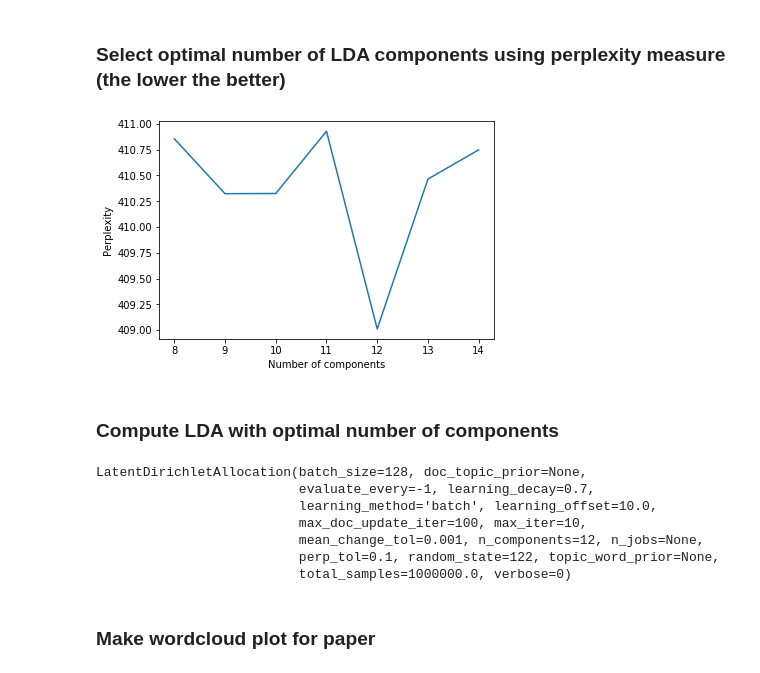
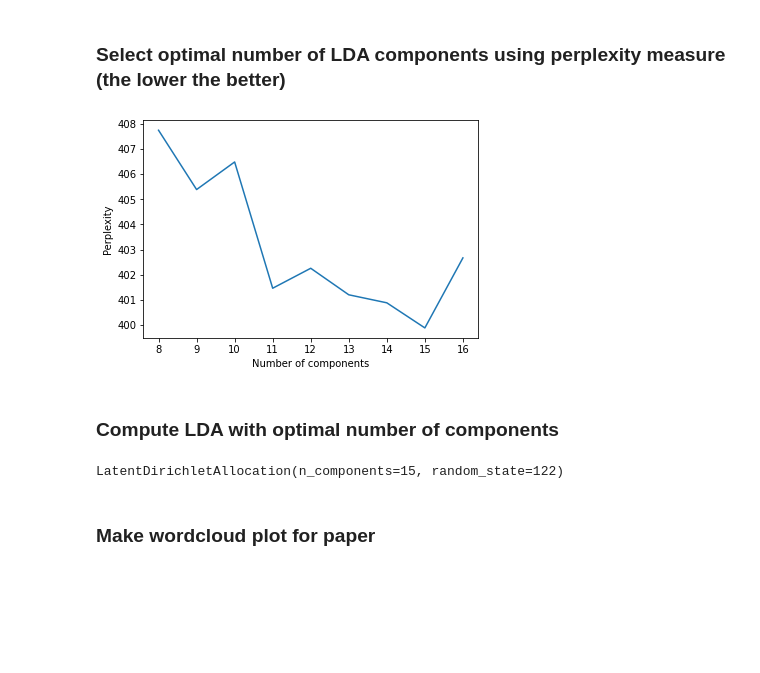
Before and after one commit to templateflow/topic-analysis, a Jupyter notebook: NeuroimagingCorpus_Plots.ipynb, the cells around one changed output. Saved outputs shown, nothing was run; the diff lists cells and outputs as text; code cells hidden in the pictures; blank space fills up the shorter version.

Commit message:
enh: cleanup code, add stop words, combine cloud and dominance

```diff
--- a/NeuroimagingCorpus_Plots.ipynb
+++ b/NeuroimagingCorpus_Plots.ipynb
@@ -55,7 +55,7 @@ the parameter estimated during segmentation were then used to normalize the func
 ### Define stop words
 # %%
 stop_words = stopwords.words('english') #nlkt defined stopwords
-additional_stop_words=['http','ac','co','uk','www','ca','de','et','al','ion','fil','cam','wa'] #additional stopwords
+additional_stop_words=['http','ac','co','uk','www','ca','de','et','al','ion','fil','cam','wa', 'use', 'using', 'used', 'non', 'onto', 'fig', 'figure', 'supplementary', 'given', 'see', 'ant', 'ic', 'ba', 'based', 'included', 'fa'] #additional stopwords
 stop_words.extend(additional_stop_words)
 print(stop_words)
 # %% [output]
@@ -96,24 +98,18 @@ df_count.head(10)
 # %% [markdown]
 ### Select optimal number of LDA components using perplexity measure (the lower the better)
 # %%
-range_components=[8,9,10,11,12,13,14]
+range_components = list(range(8, 17))
 perplexity=perplexity_over_components(sparse_count,range_components)
 make_perplexity_over_components_plot(perplexity,range_components)
 # %% [output]
-[figure, old version]
+[figure, new version]
 # %% [markdown]
 ### Compute LDA with optimal number of components
 # %%
-n_components=12 #select number of components with lowest perplexity number
+n_components=range_components[np.argmin(perplexity)] #select number of components with lowest perplexity number
 lda_model = LatentDirichletAllocation(n_components=n_components,random_state=122)
 lda_model.fit(sparse_count)
 # %% [output]
-LatentDirichletAllocation(batch_size=128, doc_topic_prior=None,
-                          evaluate_every=-1, learning_decay=0.7,
-                          learning_method='batch', learning_offset=10.0,
-                          max_doc_update_iter=100, max_iter=10,
-                          mean_change_tol=0.001, n_components=12, n_jobs=None,
-                          perp_tol=0.1, random_state=122, topic_word_prior=None,
-                          total_samples=1000000.0, verbose=0)
+LatentDirichletAllocation(n_components=15, random_state=122)
 # %% [markdown]
 ### Make wordcloud plot for paper
```
Also changed, not shown: parts of 10 cells of this notebook, 4 other files.
